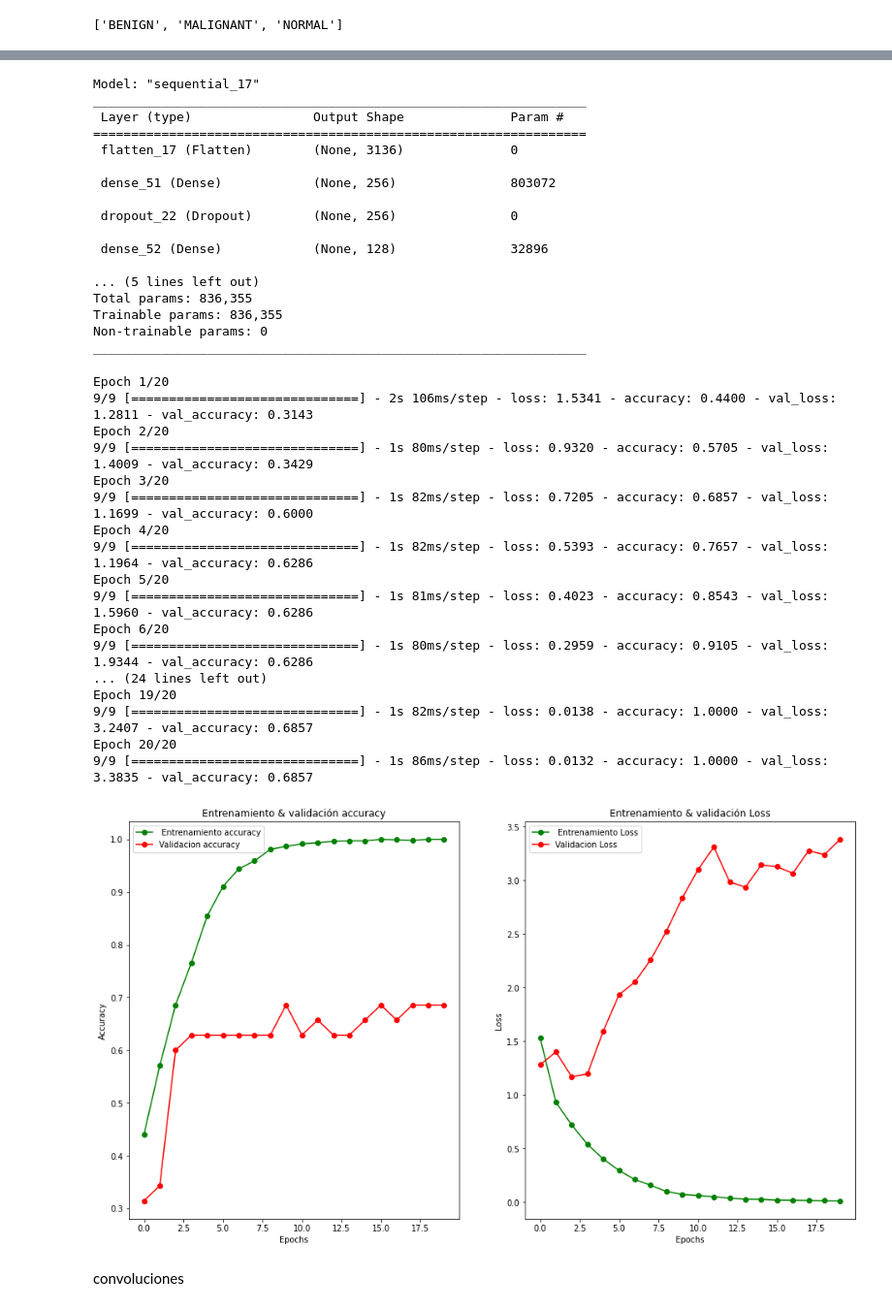
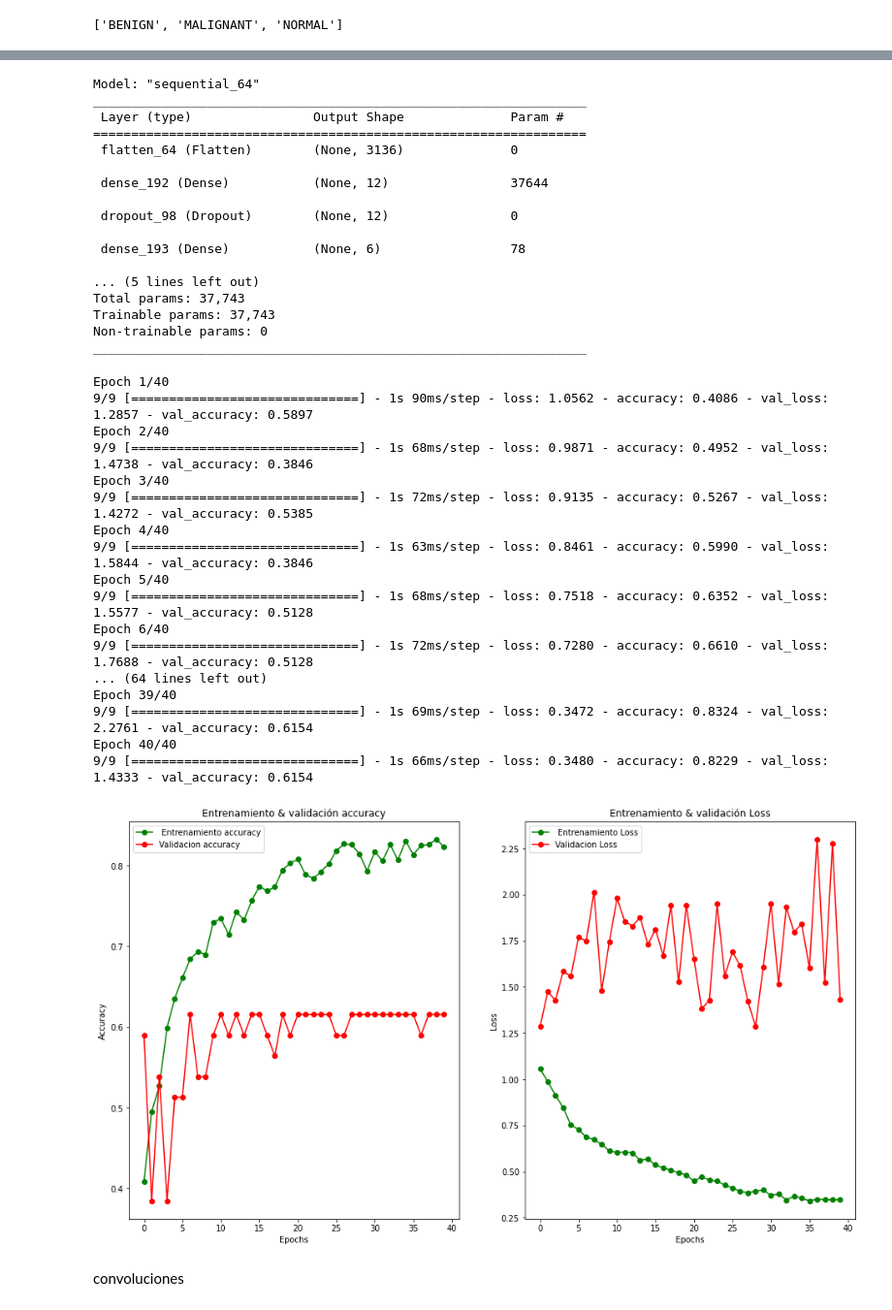
Before and after one commit to joooser/TENSORFLOW2, a Jupyter notebook: Tumor_classiffier.ipynb, the cells around one changed output, grey strips where cells are left out. Shown at 97% size. Saved outputs shown, nothing was run; the diff lists cells and outputs as text; code cells hidden in the pictures.

```diff
--- a/Tumor_classiffier.ipynb
+++ b/Tumor_classiffier.ipynb
@@ -116,0 +129,10 @@ plotImages(sample_training_images[10:15])
+# %%
+i = 0
+for batch in datagen.flow(train_dir, batch_size=1):
+    plt.figure(i)
+    imgplot = plt.imshow(array_to_img(batch[0]))
+    i += 1
+    if i % 10 == 0 :
+        break
+
+plt.show()
@@ -117,8 +141,8 @@ plotImages(sample_training_images[10:15])
 # %%
 model_base = tf.keras.models.Sequential([
               tf.keras.layers.Flatten(input_shape= (56, 56, 1)),
-              tf.keras.layers.Dense(256, activation = "relu"),
-              tf.keras.layers.Dense(128, activation = "relu"),
+              tf.keras.layers.Dense(18, activation = "relu"),
+              tf.keras.layers.Dense(6, activation = "relu"),
               tf.keras.layers.Dense(len(classes), activation = "softmax")
 ])
 # %%
@@ -206,30 +230,30 @@ from tensorflow.keras import regularizers
 # %%
 model_optimizer = tf.keras.models.Sequential([
               tf.keras.layers.Flatten(input_shape= (56, 56, 1)),
-              tf.keras.layers.Dense(256, kernel_regularizer = regularizers.l2(1e-5), activation = "relu"),
-              tf.keras.layers.Dropout(0.08),
-              tf.keras.layers.Dense(128, kernel_regularizer= regularizers.l2(1e-5),activation = "relu"),
-              tf.keras.layers.Dropout(0.08),
+              tf.keras.layers.Dense(12, kernel_regularizer = regularizers.l2(1e-5), activation = "relu"),
+              tf.keras.layers.Dropout(0.3),
+              tf.keras.layers.Dense(6, kernel_regularizer= regularizers.l2(1e-5),activation = "relu"),
+              tf.keras.layers.Dropout(0.2),
               tf.keras.layers.Dense(len(classes), activation = "softmax")
 ])
 
 model_optimizer.summary()
 # %% [output]
-Model: "sequential_17"
+Model: "sequential_64"
 _________________________________________________________________
  Layer (type)                Output Shape              Param #
 =================================================================
- flatten_17 (Flatten)        (None, 3136)              0
+ flatten_64 (Flatten)        (None, 3136)              0
 
- dense_51 (Dense)            (None, 256)               803072
+ dense_192 (Dense)           (None, 12)                37644
 
- dropout_22 (Dropout)        (None, 256)               0
+ dropout_98 (Dropout)        (None, 12)                0
 
- dense_52 (Dense)            (None, 128)               32896
+ dense_193 (Dense)           (None, 6)                 78
 
 ... (5 lines left out)
-Total params: 836,355
-Trainable params: 836,355
+Total params: 37,743
+Trainable params: 37,743
 Non-trainable params: 0
 _________________________________________________________________
 # %%
@@ -237,56 +261,56 @@ model_optimizer.compile(optimizer= "Adam", loss = "categorical_crossentropy", me
 
 history_optimizer = model_optimizer.fit(
     train_generator,
-    epochs = 20,
+    epochs = 40,
     validation_data = validation_generator
 )
 # %% [output]
-Epoch 1/20
-9/9 [==============================] - 2s 106ms/step - loss: 1.5341 - accuracy: 0.4400 - val_loss: 1.2811 - val_accuracy: 0.3143
-Epoch 2/20
-9/9 [==============================] - 1s 80ms/step - loss: 0.9320 - accuracy: 0.5705 - val_loss: 1.4009 - val_accuracy: 0.3429
-Epoch 3/20
-9/9 [==============================] - 1s 82ms/step - loss: 0.7205 - accuracy: 0.6857 - val_loss: 1.1699 - val_accuracy: 0.6000
-Epoch 4/20
-9/9 [==============================] - 1s 82ms/step - loss: 0.5393 - accuracy: 0.7657 - val_loss: 1.1964 - val_accuracy: 0.6286
-Epoch 5/20
-9/9 [==============================] - 1s 81ms/step - loss: 0.4023 - accuracy: 0.8543 - val_loss: 1.5960 - val_accuracy: 0.6286
-Epoch 6/20
-9/9 [==============================] - 1s 80ms/step - loss: 0.2959 - accuracy: 0.9105 - val_loss: 1.9344 - val_accuracy: 0.6286
-... (24 lines left out)
-Epoch 19/20
-9/9 [==============================] - 1s 82ms/step - loss: 0.0138 - accuracy: 1.0000 - val_loss: 3.2407 - val_accuracy: 0.6857
-Epoch 20/20
-9/9 [==============================] - 1s 86ms/step - loss: 0.0132 - accuracy: 1.0000 - val_loss: 3.3835 - val_accuracy: 0.6857
+Epoch 1/40
+9/9 [==============================] - 1s 90ms/step - loss: 1.0562 - accuracy: 0.4086 - val_loss: 1.2857 - val_accuracy: 0.5897
+Epoch 2/40
+9/9 [==============================] - 1s 68ms/step - loss: 0.9871 - accuracy: 0.4952 - val_loss: 1.4738 - val_accuracy: 0.3846
+Epoch 3/40
+9/9 [==============================] - 1s 72ms/step - loss: 0.9135 - accuracy: 0.5267 - val_loss: 1.4272 - val_accuracy: 0.5385
+Epoch 4/40
+9/9 [==============================] - 1s 63ms/step - loss: 0.8461 - accuracy: 0.5990 - val_loss: 1.5844 - val_accuracy: 0.3846
+Epoch 5/40
+9/9 [==============================] - 1s 68ms/step - loss: 0.7518 - accuracy: 0.6352 - val_loss: 1.5577 - val_accuracy: 0.5128
+Epoch 6/40
+9/9 [==============================] - 1s 72ms/step - loss: 0.7280 - accuracy: 0.6610 - val_loss: 1.7688 - val_accuracy: 0.5128
+... (64 lines left out)
+Epoch 39/40
+9/9 [==============================] - 1s 69ms/step - loss: 0.3472 - accuracy: 0.8324 - val_loss: 2.2761 - val_accuracy: 0.6154
+Epoch 40/40
+9/9 [==============================] - 1s 66ms/step - loss: 0.3480 - accuracy: 0.8229 - val_loss: 1.4333 - val_accuracy: 0.6154
 # %%
 def visualizacion_resultados(history):
-  epochs = [i for i in range(20)]
+  epochs = [i for i in range(40)]
   fig, ax = plt.subplots(1,2)
   train_acc = history.history["accuracy"]
   train_loss = history.history["loss"]
   val_acc = history.history["val_accuracy"]
   val_loss = history.history["val_loss"]
   fig.set_size_inches(16, 9)
 
   ax[0].plot(epochs, train_acc, "go-", label =" Entrenamiento accuracy")
   ax[0].plot(epochs, val_acc, "ro-", label= "Validacion accuracy")
   ax[0].set_title("Entrenamiento & validación accuracy")
   ax[0].legend()
   ax[0].set_xlabel("Epochs")
   ax[0].set_ylabel("Accuracy")
 
   ax[1].plot(epochs, train_loss, "go-", label =" Entrenamiento Loss")
   ax[1].plot(epochs, val_loss, "ro-", label= "Validacion Loss")
   ax[1].set_title("Entrenamiento & validación Loss")
   ax[1].legend()
   ax[1].set_xlabel("Epochs")
   ax[1].set_ylabel("Loss")
 
   plt.show()
 
 visualizacion_resultados(history_optimizer)
 # %% [output]
-[figure, old version]
+[figure, new version]
 # %% [markdown]
 convoluciones
 # %%
```
Also changed, not shown: parts of 15 cells of this notebook.
